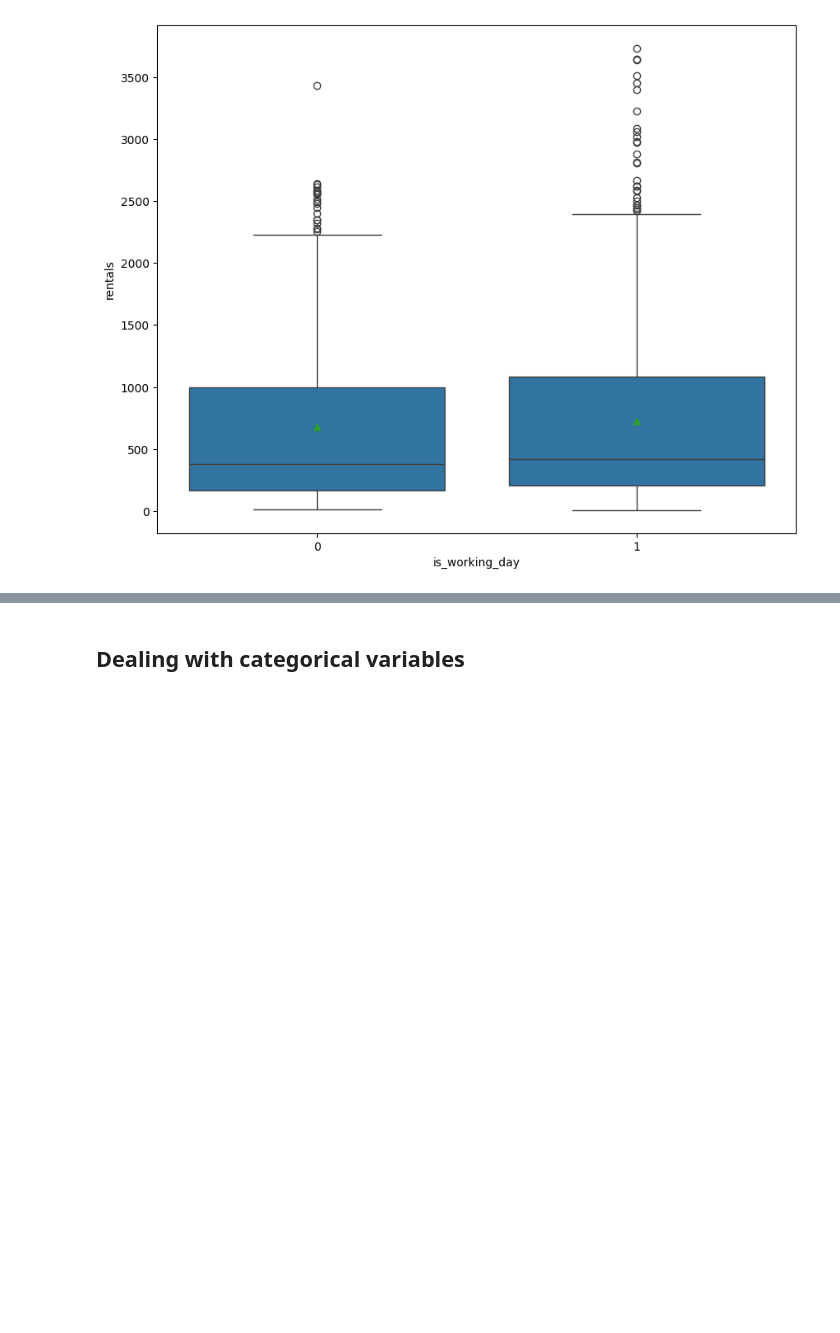
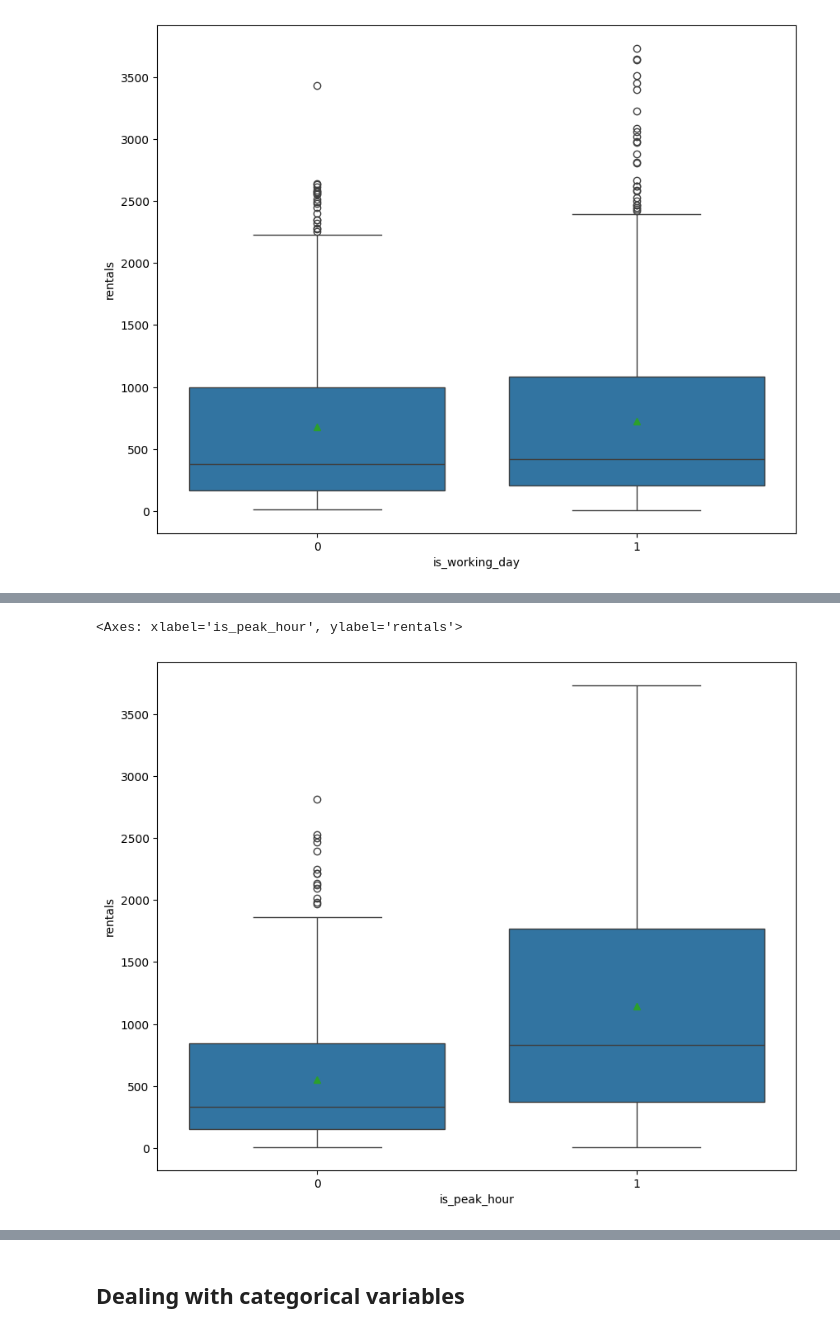
Before and after one commit to pablovitoria/business_analysis_structured_data, a Jupyter notebook: scripts/A1: Modeling Case Study - Bike Rentals in Chicago.ipynb, the cells around one changed output, grey strips where cells are left out. Cells and saved outputs as stored; diff of their text form; code cells hidden in the pictures; blank space fills up the shorter version.

```diff
--- a/scripts/A1: Modeling Case Study - Bike Rentals in Chicago.ipynb
+++ b/scripts/A1: Modeling Case Study - Bike Rentals in Chicago.ipynb
@@ -76,9 +67,8 @@ bikerentals.columns = (
 # Making holiday a boolean
 bikerentals["holiday"] = (
                           bikerentals["holiday"]
-                          .astype(str)
-                            .str.strip()
-                    .str.lower()
+                          .str.strip()
+                          .str.lower()
                           .map({"yes": 1, "no": 0}))
 # %%
 bikerentals["holiday"].unique()
@@ -139,0 +103,15 @@ We definetly see a big difference, especially in means
+# %%
+bikerentals["is_peak_hour"] = (
+    bikerentals["hour"].isin([7, 8, 9, 16, 17, 18, 19])
+).astype(int)
+# %%
+# Understanding if there is a difference
+fig, ax = plt.subplots(figsize = (10, 8))
+
+sns.boxplot(x    = 'is_peak_hour',
+                y    = 'rentals',
+                 data=bikerentals[bikerentals["is_working_day"] == 1],
+                showmeans=True)
+# %% [output]
+<Axes: xlabel='is_peak_hour', ylabel='rentals'>
+[figure, added]
```
Also changed, not shown: parts of 17 cells of this notebook.
